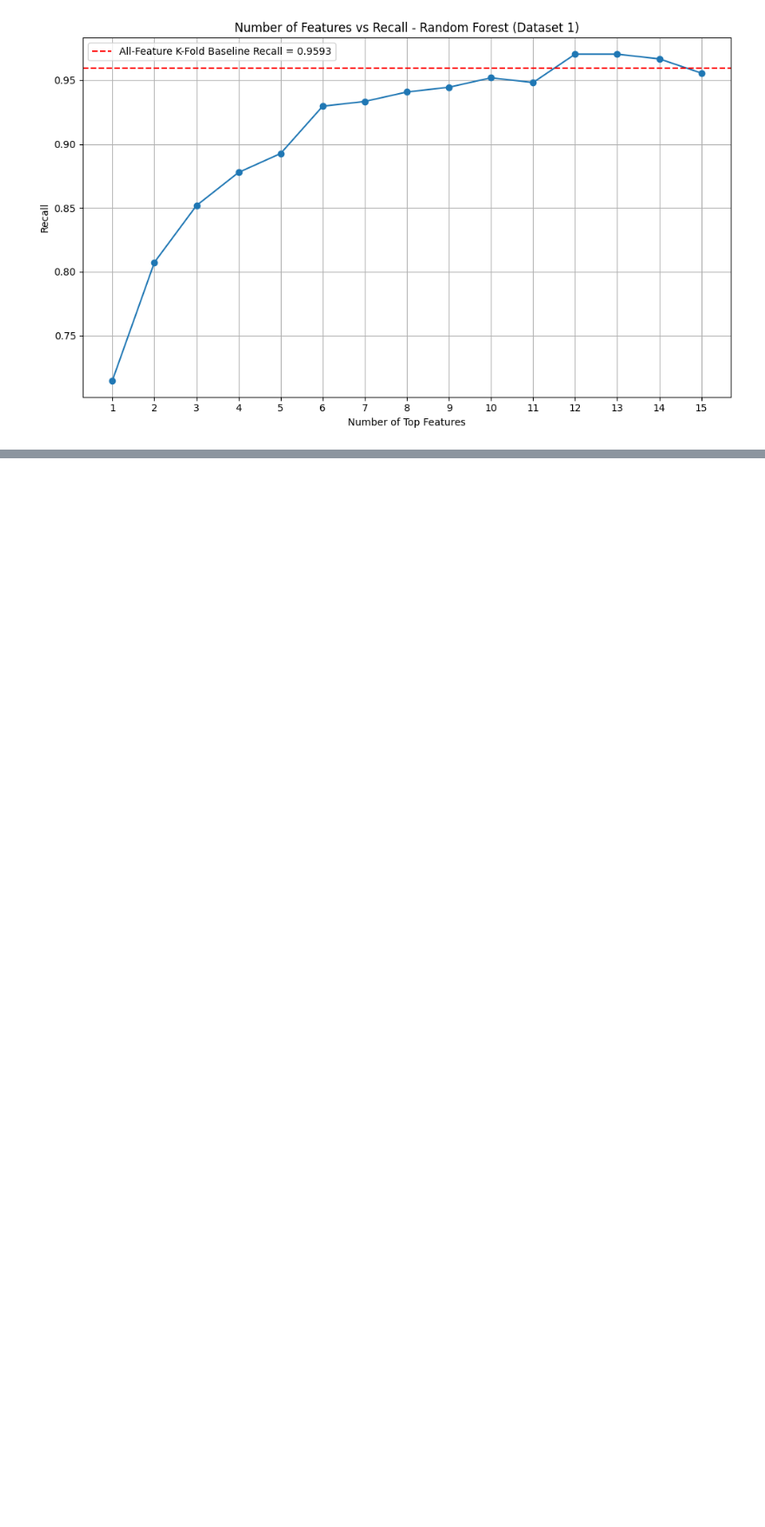
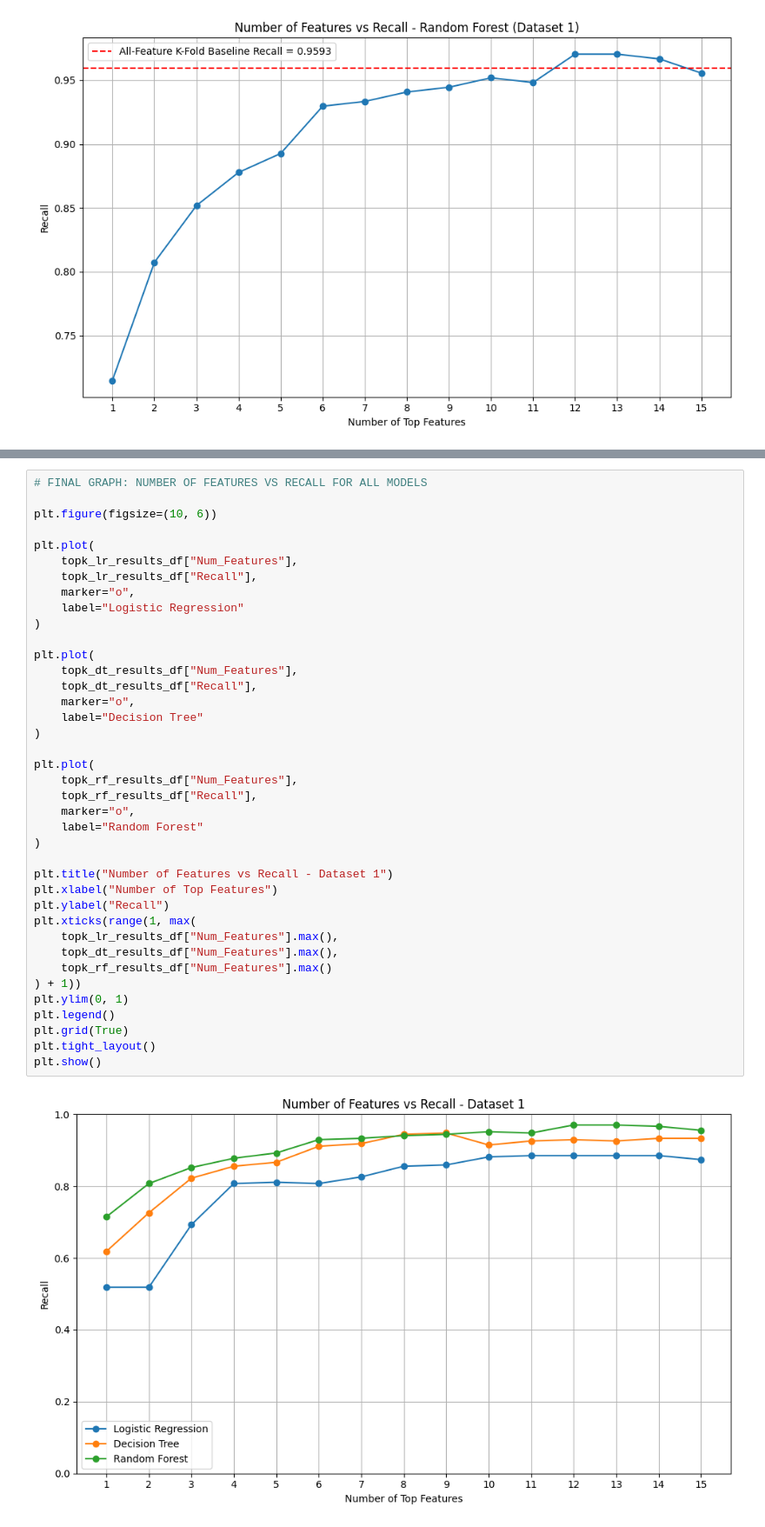
Before and after one commit to jeremy87lee/IS_PROJECT_TEAM_3, a Jupyter notebook: Dataset_Based/Dataset_1_Analysis.ipynb, the cells around one changed output, grey strips where cells are left out. Shown at 87% size. Cells and saved outputs as stored; diff of their text form; blank space fills up the shorter version.

```diff
--- a/Dataset_Based/Dataset_1_Analysis.ipynb
+++ b/Dataset_Based/Dataset_1_Analysis.ipynb
@@ -1064,0 +1154,41 @@ Individual Feature Results (5-Fold CV)
+# %%
+# FINAL GRAPH: NUMBER OF FEATURES VS RECALL FOR ALL MODELS
+
+plt.figure(figsize=(10, 6))
+
+plt.plot(
+    topk_lr_results_df["Num_Features"],
+    topk_lr_results_df["Recall"],
+    marker="o",
+    label="Logistic Regression"
+)
+
+plt.plot(
+    topk_dt_results_df["Num_Features"],
+    topk_dt_results_df["Recall"],
+    marker="o",
+    label="Decision Tree"
+)
+
+plt.plot(
+    topk_rf_results_df["Num_Features"],
+    topk_rf_results_df["Recall"],
+    marker="o",
+    label="Random Forest"
+)
+
+plt.title("Number of Features vs Recall - Dataset 1")
+plt.xlabel("Number of Top Features")
+plt.ylabel("Recall")
+plt.xticks(range(1, max(
+    topk_lr_results_df["Num_Features"].max(),
+    topk_dt_results_df["Num_Features"].max(),
+    topk_rf_results_df["Num_Features"].max()
+) + 1))
+plt.ylim(0, 1)
+plt.legend()
+plt.grid(True)
+plt.tight_layout()
+plt.show()
+# %% [output]
+[figure, added]
```
Also changed, not shown: parts of 3 cells of this notebook.
